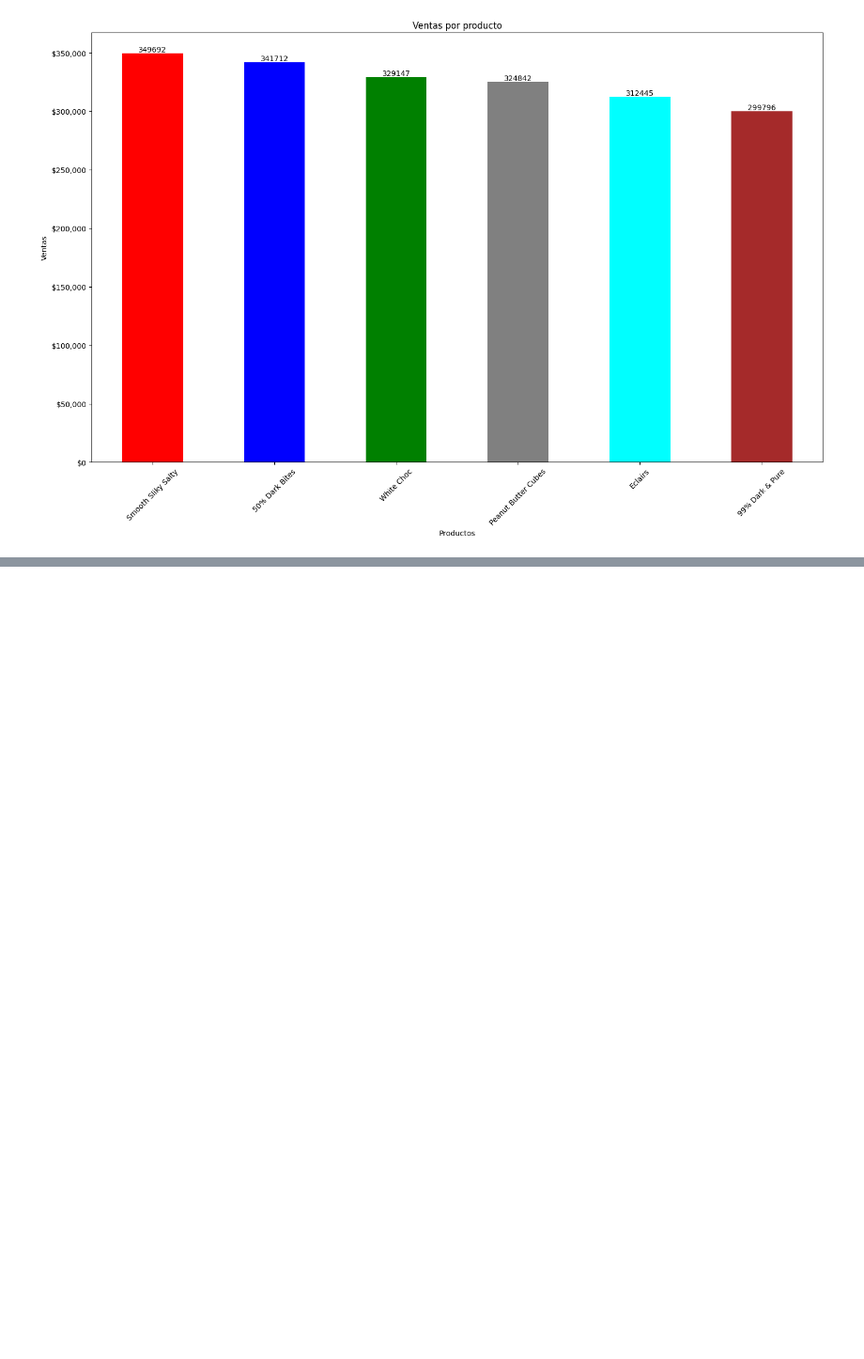
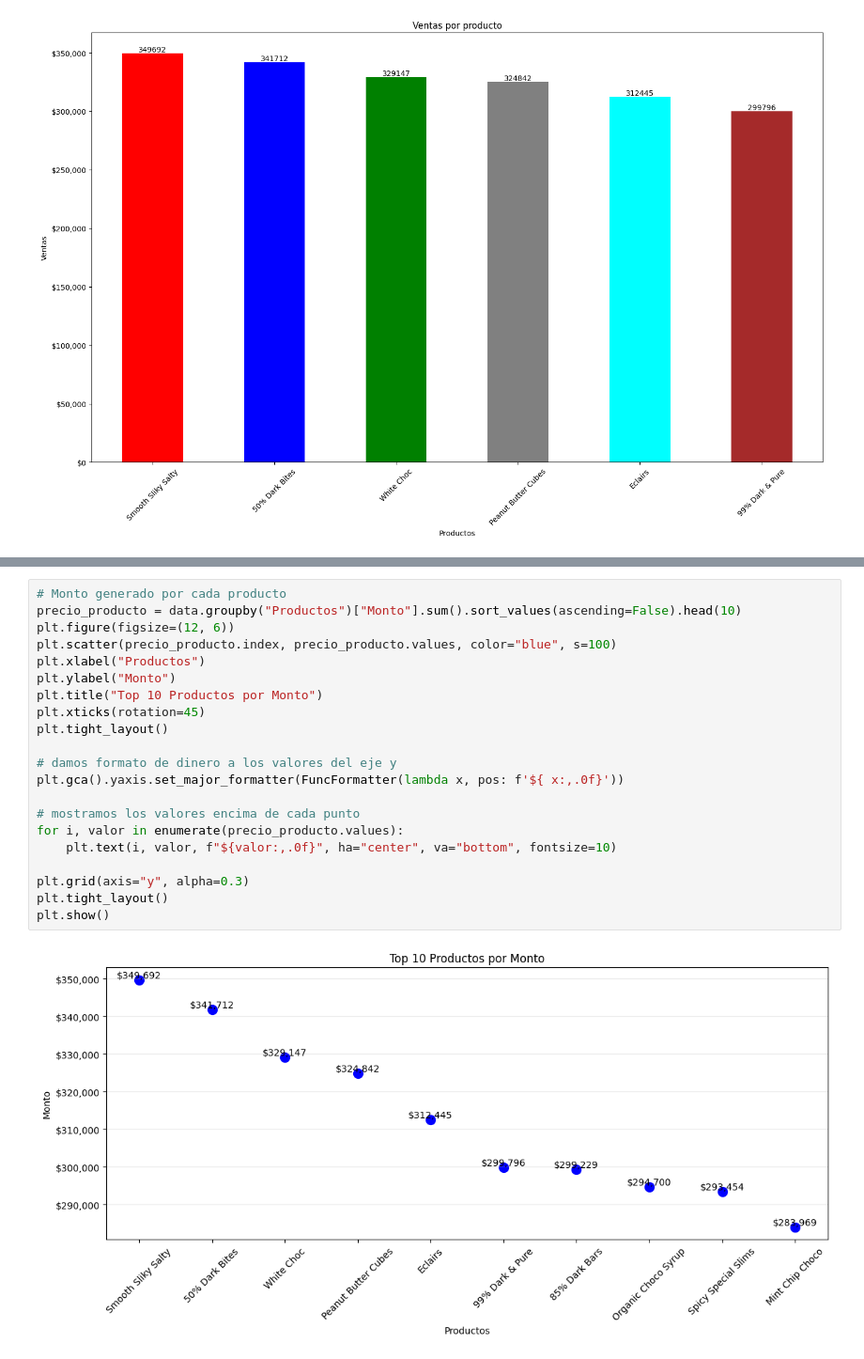
Before and after one commit to Liberato-Mayk/Analisis-chocolate, a Jupyter notebook: analisis-chocolate.ipynb, the cells around one changed output, grey strips where cells are left out. Shown at 94% size. Saved outputs shown, nothing was run; the diff lists cells and outputs as text; blank space fills up the shorter version.

```diff
--- a/analisis-chocolate.ipynb
+++ b/analisis-chocolate.ipynb
@@ -209,0 +261,23 @@ plt.show()
+# %%
+# Monto generado por cada producto
+precio_producto = data.groupby("Productos")["Monto"].sum().sort_values(ascending=False).head(10)
+plt.figure(figsize=(12, 6))
+plt.scatter(precio_producto.index, precio_producto.values, color="blue", s=100)
+plt.xlabel("Productos")
+plt.ylabel("Monto")
+plt.title("Top 10 Productos por Monto")
+plt.xticks(rotation=45)
+plt.tight_layout()
+
+# damos formato de dinero a los valores del eje y
+plt.gca().yaxis.set_major_formatter(FuncFormatter(lambda x, pos: f'${ x:,.0f}'))
+
+# mostramos los valores encima de cada punto
+for i, valor in enumerate(precio_producto.values):
+    plt.text(i, valor, f"${valor:,.0f}", ha="center", va="bottom", fontsize=10)
+
+plt.grid(axis="y", alpha=0.3)
+plt.tight_layout()
+plt.show()
+# %% [output]
+[figure, added]
```
Also changed, not shown: parts of 5 cells of this notebook.
